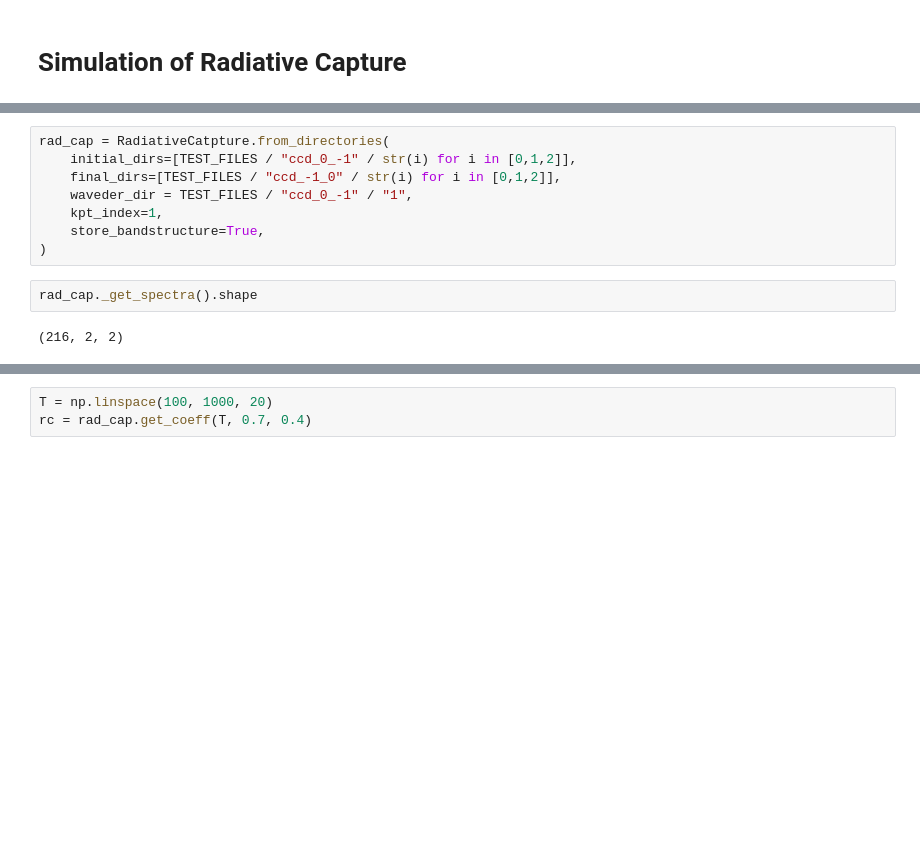
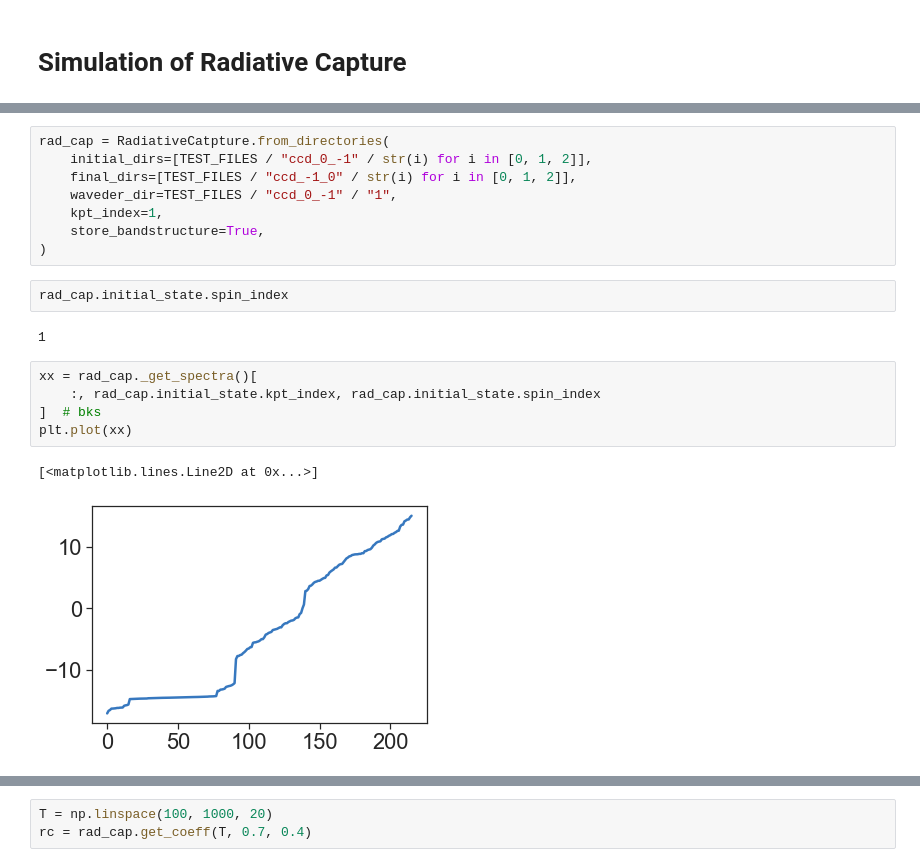
Before and after one commit to materialsproject/pymatgen-analysis-defects, a Jupyter notebook: tutorials/4-radiative-capture.ipynb, the cells around one changed output, grey strips where cells are left out. Saved outputs shown, nothing was run; the diff lists cells and outputs as text; blank space fills up the shorter version.

```diff
--- a/tutorials/4-radiative-capture.ipynb
+++ b/tutorials/4-radiative-capture.ipynb
@@ -11,13 +17,21 @@ TEST_FILES = Path("../tests/test_files/v_Ga/")
 # %%
 rad_cap = RadiativeCatpture.from_directories(
-    initial_dirs=[TEST_FILES / "ccd_0_-1" / str(i) for i in [0,1,2]],
-    final_dirs=[TEST_FILES / "ccd_-1_0" / str(i) for i in [0,1,2]],
-    waveder_dir = TEST_FILES / "ccd_0_-1" / "1",
+    initial_dirs=[TEST_FILES / "ccd_0_-1" / str(i) for i in [0, 1, 2]],
+    final_dirs=[TEST_FILES / "ccd_-1_0" / str(i) for i in [0, 1, 2]],
+    waveder_dir=TEST_FILES / "ccd_0_-1" / "1",
     kpt_index=1,
     store_bandstructure=True,
 )
+# %%
+rad_cap.initial_state.spin_index
+# %% [output]
+1
 # %%
-rad_cap._get_spectra().shape
+xx = rad_cap._get_spectra()[
+    :, rad_cap.initial_state.kpt_index, rad_cap.initial_state.spin_index
+]  # bks
+plt.plot(xx)
 # %% [output]
-(216, 2, 2)
+[<matplotlib.lines.Line2D at 0x...>]
+[figure, added]
 # %%
```
Also changed, not shown: parts of 20 cells of this notebook, 3 other files.
